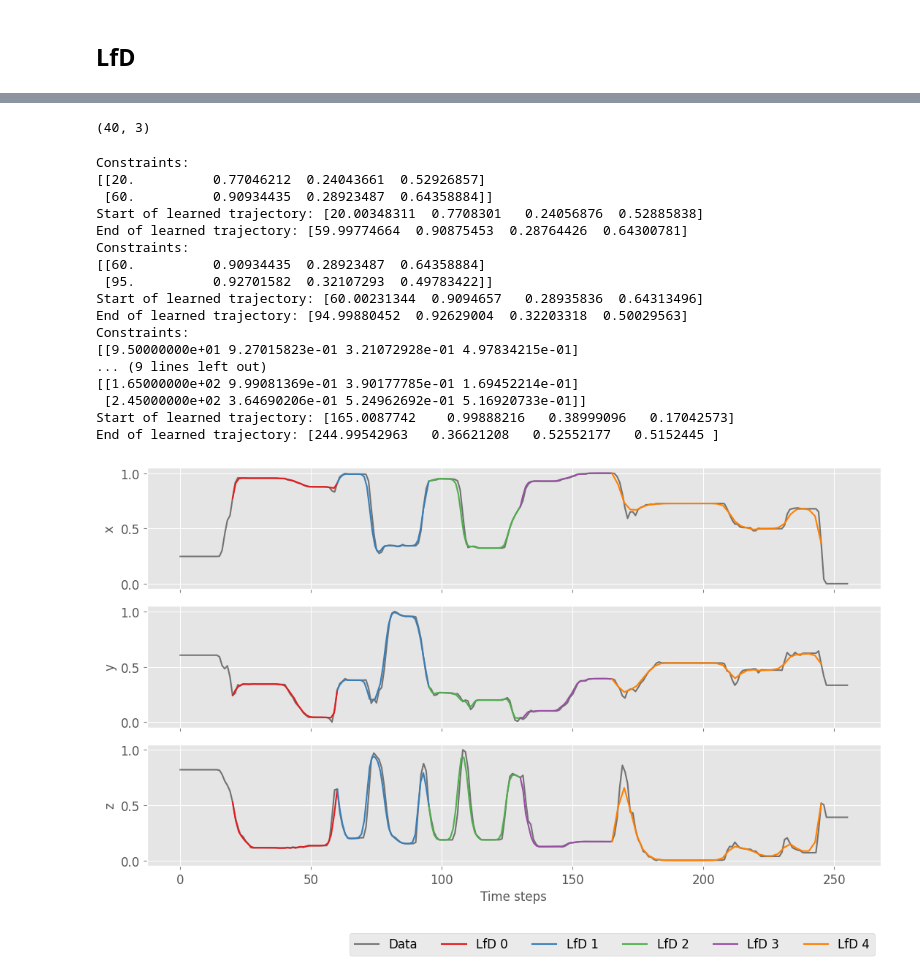
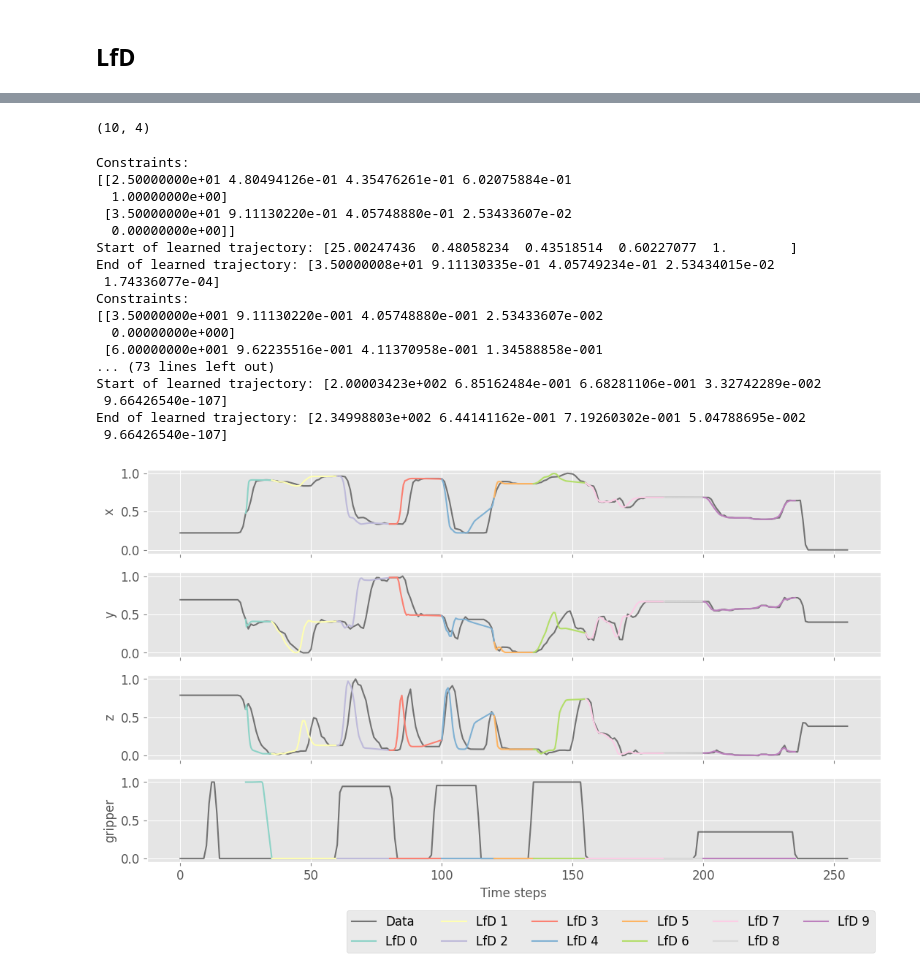
Before and after one commit to kir0ul/sdl, a Jupyter notebook: skills-segm-lib.ipynb, the cells around one changed output, grey strips where cells are left out. Cells and saved outputs as stored; diff of their text form; code cells hidden in the pictures.

Commit message:
feat: segment new data
+ learn gripper in LfD
+ export CSV to reproduce on real robot

```diff
--- a/skills-segm-lib.ipynb
+++ b/skills-segm-lib.ipynb
@@ -606,5 +700,7 @@ chg_pts_all
 # %% [markdown]
 ## Build skills library
+# %%
+colsids2keep = [0, 1, 2, 4]
 # %%
 ### Resample segments to the same length
 chg_pts_conv_ori = np.array(
@@ -635,7 +732,7 @@ def resample_array(array, nb_points=256):
 demos = []
 for seg_i, seg_v in enumerate(chg_pts_conv_ori[:-1]):
     pos_segm = X.iloc[
-        chg_pts_conv_ori[seg_i] : chg_pts_conv_ori[seg_i + 1], 0:4
+        chg_pts_conv_ori[seg_i] : chg_pts_conv_ori[seg_i + 1], colsids2keep  # 0:4
     ].to_numpy()
     pos_segm_resampled = resample_array(pos_segm, nb_points=resample_num)
     print(
@@ -713,8 +813,8 @@ array([20, 21, 22, 23, 24, 25, 26, 27, 28, 29, 30, 31, 32, 33, 34, 35, 36,
 # %%
-pos_segm = X_down_scaled[chg_pts_all[idx] : chg_pts_all[idx + 1], 0:3]
+pos_segm = X_down_scaled[chg_pts_all[idx] : chg_pts_all[idx + 1], colsids2keep]
 pos_segm.shape
 # %% [output]
-(40, 3)
+(10, 4)
 # %%
 n_dims = pos_segm.shape[1]
 # %%
@@ -723,13 +823,18 @@ stretch = 0.001
 bend = 0.001
 weighting = "uniform"
 downsampling = "distance"
+# %%
+lfd_out_txt = Path(".").glob("LfD_segm_*.txt")
+if list(lfd_out_txt) is not []:
+    for item in lfd_out_txt:
+        item.unlink()
 # %%
 with plt.style.context("ggplot_perso.mplstyle"):
     fig, axes = plt.subplots(
         nrows=pos_segm.shape[1], ncols=1, sharex=True, figsize=(11, 7)
     )
-    cmap = mpl.colormaps.get("Set1").colors
-    plt_labels = traj.columns[0:3]
+    cmap = mpl.colormaps.get("Set3").colors
+    plt_labels = traj.columns[colsids2keep]
     ts = np.arange(stop=X_down_scaled.shape[0])
     for axi, axv in enumerate(axes):
         for item in (
@@ -747,7 +852,9 @@ with plt.style.context("ggplot_perso.mplstyle"):
         ts_segm_ref = np.linspace(
             start=chg_pts_all[seg_i], stop=chg_pts_all[seg_i + 1], num=n_nodes
         )
-        pos_segm = X_down_scaled[chg_pts_all[seg_i] : chg_pts_all[seg_i + 1], 0:3]
+        pos_segm = X_down_scaled[
+            chg_pts_all[seg_i] : chg_pts_all[seg_i + 1], colsids2keep
+        ]
         # ts_elmap = np.arange(pos_segm.shape[0])[:, np.newaxis]
         ts_elmap = np.linspace(
             start=chg_pts_all[seg_i], stop=chg_pts_all[seg_i + 1], num=pos_segm.shape[0]
@@ -762,50 +869,57 @@ with plt.style.context("ggplot_perso.mplstyle"):
             stretch=stretch,
             bend=bend,
         )
-        # constraints = X_down_scaled[[chg_pts_all[seg_i], chg_pts_all[seg_i + 1]], 0:3]
+        # constraints = X_down_scaled[[chg_pts_all[seg_i], chg_pts_all[seg_i + 1]], colsids2keep]
         constraints = np.hstack(
             (
                 np.array([ts_elmap[0], ts_elmap[-1]]),
-                X_down_scaled[[chg_pts_all[seg_i], chg_pts_all[seg_i + 1]], 0:3],
+                # X_down_scaled[[chg_pts_all[seg_i], chg_pts_all[seg_i + 1]], 0:3],
+                X_down_scaled[:, colsids2keep][
+                    [chg_pts_all[seg_i], chg_pts_all[seg_i + 1]], :
+                ],
             )
         )
         print(f"Constraints:\n{constraints}")
         new_traj = elmap.optimize_map(
             consts=constraints,
             inds=[0, n_nodes - 1],
         )
         new_traj_end = new_traj[:, 1:]
         print(f"Start of learned trajectory: {new_traj[0]}")
         print(f"End of learned trajectory: {new_traj[-1]}")
+        np.savetxt(
+            f"LfD_segm_{seg_i}.txt", new_traj_end, delimiter=",", header=plt_labels[axi]
+        )
 
         for axi, axv in enumerate(axes):
             axv.plot(
                 ts_segm_ref,
                 new_traj_end[:, axi],
                 color=cmap[seg_i],
                 label=f"LfD {seg_i}",
             )
 
     axes[-1].set_xlabel("Time steps")
-    axes[-1].legend(bbox_to_anchor=(1, -0.5), ncol=nsegments + 1, fontsize=12)
+    axes[-1].legend(bbox_to_anchor=(1, -0.5), ncol=round((nsegments + 1)/3), fontsize=12)
     fig.tight_layout()
+
     plt.show()
 # %% [output]
 Constraints:
-[[20.          0.77046212  0.24043661  0.52926857]
- [60.          0.90934435  0.28923487  0.64358884]]
-Start of learned trajectory: [20.00348311  0.7708301   0.24056876  0.52885838]
-End of learned trajectory: [59.99774664  0.90875453  0.28764426  0.64300781]
+[[2.50000000e+01 4.80494126e-01 4.35476261e-01 6.02075884e-01
+  1.00000000e+00]
+ [3.50000000e+01 9.11130220e-01 4.05748880e-01 2.53433607e-02
+  0.00000000e+00]]
+Start of learned trajectory: [25.00247436  0.48058234  0.43518514  0.60227077  1.        ]
+End of learned trajectory: [3.50000008e+01 9.11130335e-01 4.05749234e-01 2.53434015e-02
+ 1.74336077e-04]
 Constraints:
-[[60.          0.90934435  0.28923487  0.64358884]
- [95.          0.92701582  0.32107293  0.49783422]]
-Start of learned trajectory: [60.00231344  0.9094657   0.28935836  0.64313496]
-End of learned trajectory: [94.99880452  0.92629004  0.32203318  0.50029563]
-Constraints:
-[[9.50000000e+01 9.27015823e-01 3.21072928e-01 4.97834215e-01]
-... (9 lines left out)
-[[1.65000000e+02 9.99081369e-01 3.90177785e-01 1.69452214e-01]
- [2.45000000e+02 3.64690206e-01 5.24962692e-01 5.16920733e-01]]
-Start of learned trajectory: [165.0087742    0.99888216   0.38999096   0.17042573]
-End of learned trajectory: [244.99542963   0.36621208   0.52552177   0.5152445 ]
+[[3.50000000e+001 9.11130220e-001 4.05748880e-001 2.53433607e-002
+  0.00000000e+000]
+ [6.00000000e+001 9.62235516e-001 4.11370958e-001 1.34588858e-001
+... (73 lines left out)
+Start of learned trajectory: [2.00003423e+002 6.85162484e-001 6.68281106e-001 3.32742289e-002
+ 9.66426540e-107]
+End of learned trajectory: [2.34998803e+002 6.44141162e-001 7.19260302e-001 5.04788695e-002
+ 9.66426540e-107]
-[figure, old version]
+[figure, new version]
```
Also changed, not shown: parts of 31 cells of this notebook, 3 other files.
